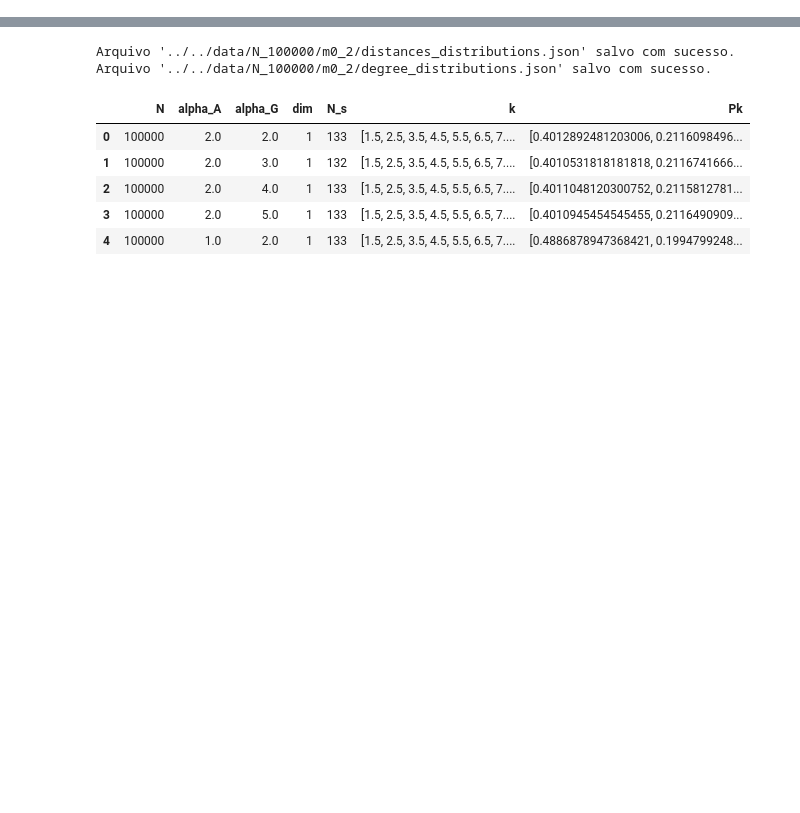
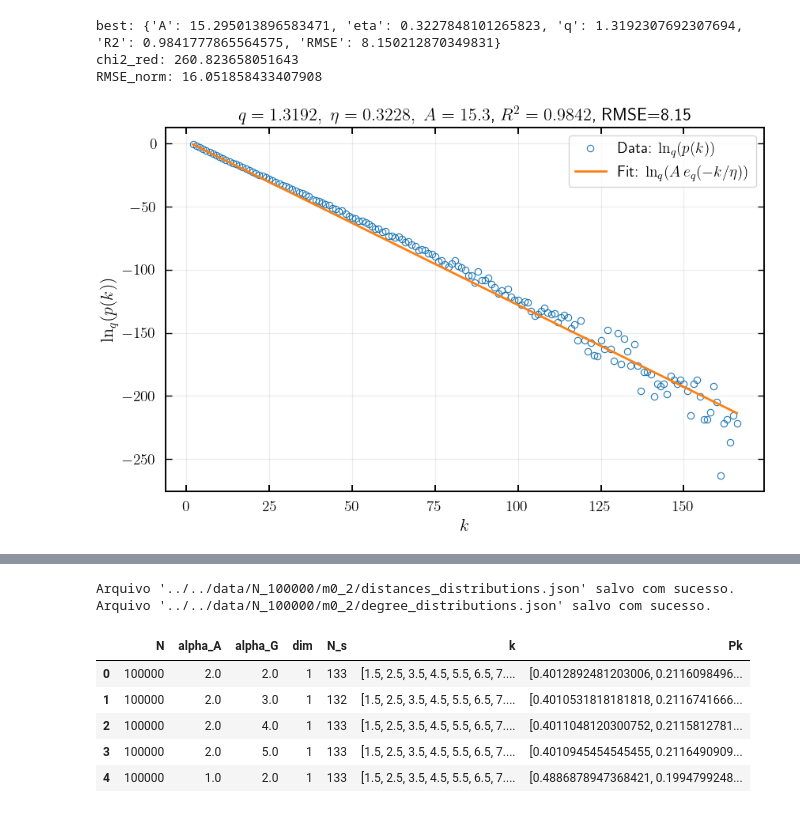
Before and after one commit to JuniorAlencar/SpatialPreferential, a Jupyter notebook: scripts/jupyter/distributions.ipynb, the cells around one changed output, grey strips where cells are left out. Drawn from its saved outputs; the diff is of its cells as text; code cells hidden in the pictures; blank space fills up the shorter version.

```diff
--- a/scripts/jupyter/distributions.ipynb
+++ b/scripts/jupyter/distributions.ipynb
@@ -15,0 +108,63 @@ make_results_folders()
+# %%
+import numpy as np
+import matplotlib.pyplot as plt
+
+def plot_lnq_pk_with_best_fit(k, pk, best, k_sat=None, eps=1e-12,
+                             ms=6, lw=2.0, fs=16):
+    """
+    Plota ln_q(pk) vs k e o fit ln_q(p_model) vs k usando parâmetros 'best'.
+
+    best: dict com chaves {"A","eta","q"} (e opcionalmente R2/RMSE).
+    """
+    # suporte (com truncamento e renormalização)
+    k_fit, pk_fit = normalize_pk_on_support(k, pk, k_sat=k_sat)
+
+    A = best["A"]
+    eta = best["eta"]
+    q = best["q"]
+
+    # valores no espaço ln_q
+    y_obs = ln_q(pk_fit, q, eps=eps)
+    pk_pred = pk_model(k_fit, A, eta, q)
+    y_pred = ln_q(pk_pred, q, eps=eps)
+
+    fig, ax = plt.subplots(figsize=(9, 6))
+
+    ax.plot(k_fit, y_obs, "o", ms=ms, mfc="none", label=r"Data: $\ln_q(p(k))$")
+    ax.plot(k_fit, y_pred, "-", lw=lw, label=r"Fit: $\ln_q(A\,e_q(-k/\eta))$")
+
+    title = rf"$q={q:.4f},\ \eta={eta:.4f},\ A={A:.4g}$"
+    if "R2" in best:
+        title += rf",  $R^2={best['R2']:.4f}$"
+    if "RMSE" in best:
+        title += rf",  RMSE={best['RMSE']:.4g}"
+
+    ax.set_title(title, fontsize=fs)
+    ax.set_xlabel(r"$k$", fontsize=fs)
+    ax.set_ylabel(r"$\ln_q(p(k))$", fontsize=fs)
+
+    ax.tick_params(axis="both", labelsize=fs-2)
+    ax.legend(fontsize=fs-2, frameon=True)
+    ax.grid(True, alpha=0.25)
+
+    plt.tight_layout()
+    return fig, ax
+
+k = df_pool["k"].to_numpy()
+pk = df_pool["Pk"].to_numpy()
+Ntot = int(df_pool["count"].sum())
+
+k_sat = find_k_saturation_pooled(df_pool, min_count=20)  # opcional
+best = detect_best_parms(k, pk, k_sat=k_sat)
+chi2r = chi2_red_lnq(k, pk, best, Ntot=Ntot, k_sat=k_sat)
+rn = rmse_norm_lnq(k, pk, best, Ntot=Ntot, k_sat=k_sat)
+print("best:", best)
+print("chi2_red:", chi2r)
+print("RMSE_norm:", rn)
+fig, ax = plot_lnq_pk_with_best_fit(k, pk, best, k_sat=k_sat)
+plt.show()
+# %% [output]
+best: {'A': 15.295013896583471, 'eta': 0.3227848101265823, 'q': 1.3192307692307694, 'R2': 0.9841777865564575, 'RMSE': 8.150212870349831}
+chi2_red: 260.823658051643
+RMSE_norm: 16.051858433407908
+[figure, added]
```
Also changed, not shown: parts of 7 cells of this notebook, 7 other files.
